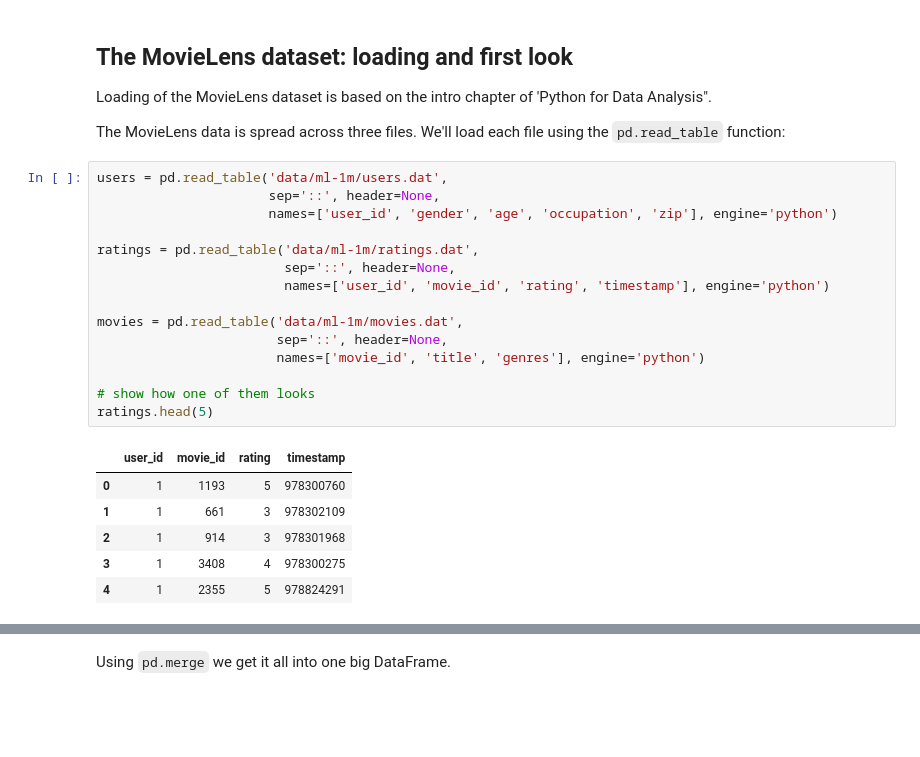
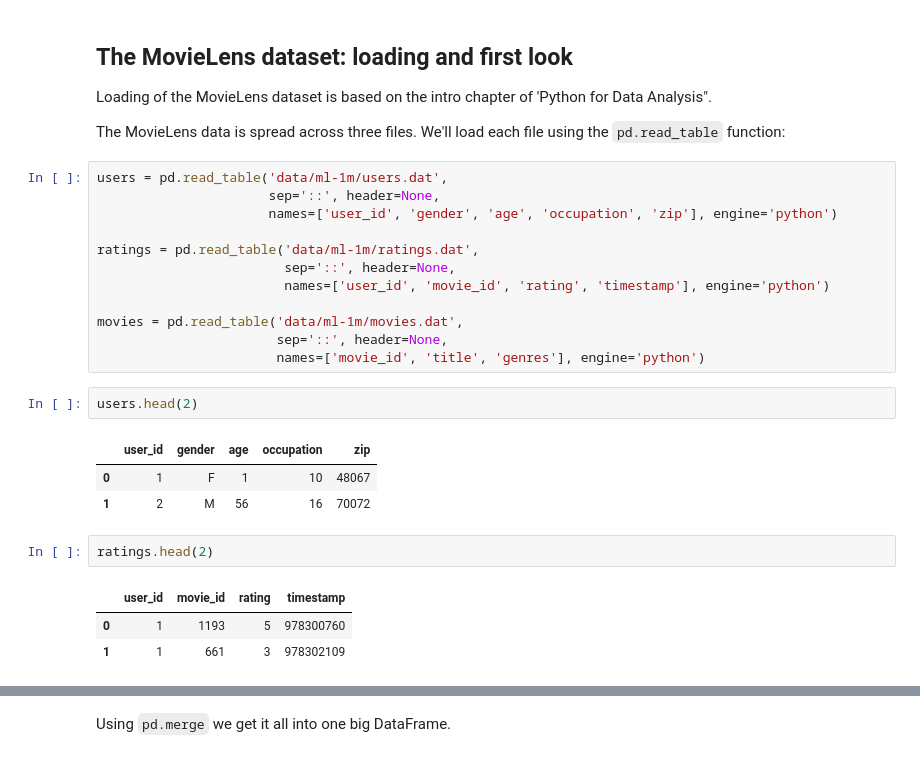
Before and after one commit to JasonCaldwellMBA/Building_A_Recommendation_System, a Jupyter notebook: pycon.ipynb, the cells around one changed output, grey strips where cells are left out. Saved outputs shown, nothing was run; the diff lists cells and outputs as text; blank space fills up the shorter version.

```diff
--- a/pycon.ipynb
+++ b/pycon.ipynb
@@ -504,13 +504,15 @@ ratings = pd.read_table('data/ml-1m/ratings.dat',
 movies = pd.read_table('data/ml-1m/movies.dat',
                        sep='::', header=None,
                        names=['movie_id', 'title', 'genres'], engine='python')
-
-# show how one of them looks
-ratings.head(5)
-# %% [output]
-|  | user_id | movie_id | rating | timestamp |
-| 0 | 1 | 1193 | 5 | 978300760 |
-| 1 | 1 | 661 | 3 | 978302109 |
-| 2 | 1 | 914 | 3 | 978301968 |
-| 3 | 1 | 3408 | 4 | 978300275 |
-| 4 | 1 | 2355 | 5 | 978824291 |
+# %%
+users.head(2)
+# %% [output]
+|  | user_id | gender | age | occupation | zip |
+| 0 | 1 | F | 1 | 10 | 48067 |
+| 1 | 2 | M | 56 | 16 | 70072 |
+# %%
+ratings.head(2)
+# %% [output]
+|  | user_id | movie_id | rating | timestamp |
+| 0 | 1 | 1193 | 5 | 978300760 |
+| 1 | 1 | 661 | 3 | 978302109 |
```
Also changed, not shown: parts of 5 cells of this notebook.
